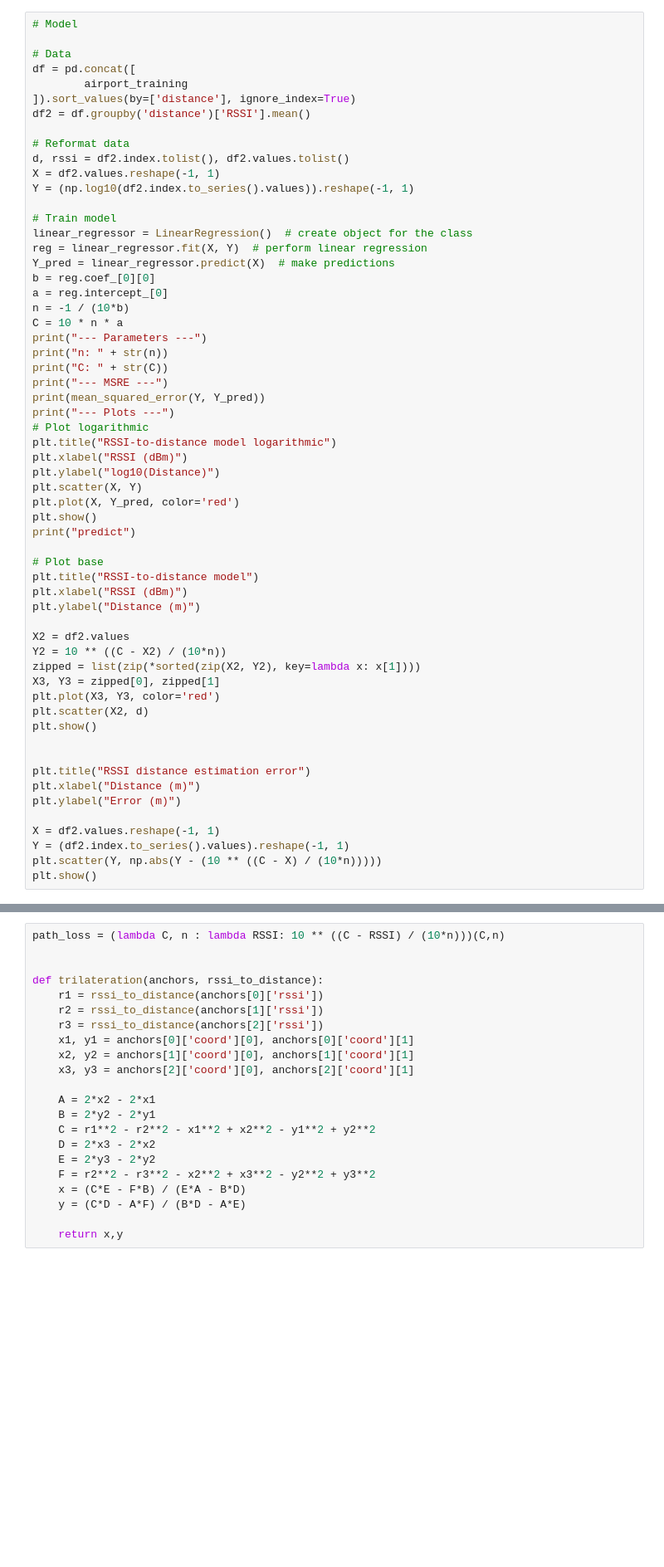
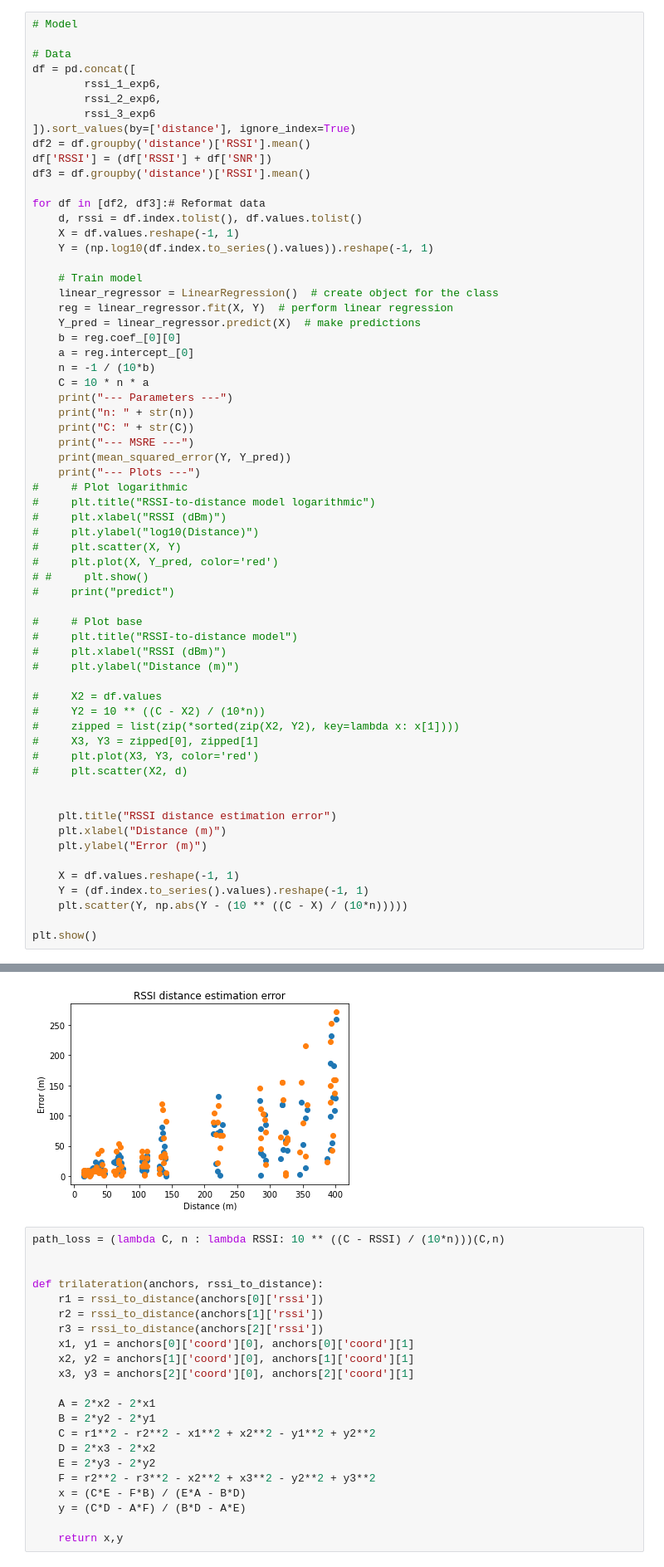
Before and after one commit to animusdeoTech/rssi_ranging, a Jupyter notebook: data_analysis/trilateration.ipynb, the cells around one changed output, grey strips where cells are left out. Shown: that part at 83% size. Drawn from its saved outputs; the diff is of its cells as text; blank space fills up the shorter version.

```diff
--- a/data_analysis/trilateration.ipynb
+++ b/data_analysis/trilateration.ipynb
@@ -54,57 +100,62 @@ OperationalError: unable to open database file
 
 # Data
 df = pd.concat([
-        airport_training
+        rssi_1_exp6,
+        rssi_2_exp6,
+        rssi_3_exp6
 ]).sort_values(by=['distance'], ignore_index=True)
 df2 = df.groupby('distance')['RSSI'].mean()
+df['RSSI'] = (df['RSSI'] + df['SNR'])
+df3 = df.groupby('distance')['RSSI'].mean()
 
-# Reformat data
-d, rssi = df2.index.tolist(), df2.values.tolist()
-X = df2.values.reshape(-1, 1)
-Y = (np.log10(df2.index.to_series().values)).reshape(-1, 1)
+for df in [df2, df3]:# Reformat data
+    d, rssi = df.index.tolist(), df.values.tolist()
+    X = df.values.reshape(-1, 1)
+    Y = (np.log10(df.index.to_series().values)).reshape(-1, 1)
 
-# Train model
-linear_regressor = LinearRegression()  # create object for the class
-reg = linear_regressor.fit(X, Y)  # perform linear regression
-Y_pred = linear_regressor.predict(X)  # make predictions
-b = reg.coef_[0][0]
-a = reg.intercept_[0]
-n = -1 / (10*b)
-C = 10 * n * a
-print("--- Parameters ---")
-print("n: " + str(n))
-print("C: " + str(C))
-print("--- MSRE ---")
-print(mean_squared_error(Y, Y_pred))
-print("--- Plots ---")
-# Plot logarithmic
-plt.title("RSSI-to-distance model logarithmic")
-plt.xlabel("RSSI (dBm)")
-plt.ylabel("log10(Distance)")
-plt.scatter(X, Y)
-plt.plot(X, Y_pred, color='red')
-plt.show()
-print("predict")
+    # Train model
+    linear_regressor = LinearRegression()  # create object for the class
+    reg = linear_regressor.fit(X, Y)  # perform linear regression
+    Y_pred = linear_regressor.predict(X)  # make predictions
+    b = reg.coef_[0][0]
+    a = reg.intercept_[0]
+    n = -1 / (10*b)
+    C = 10 * n * a
+    print("--- Parameters ---")
+    print("n: " + str(n))
+    print("C: " + str(C))
+    print("--- MSRE ---")
+    print(mean_squared_error(Y, Y_pred))
+    print("--- Plots ---")
+#     # Plot logarithmic
+#     plt.title("RSSI-to-distance model logarithmic")
+#     plt.xlabel("RSSI (dBm)")
+#     plt.ylabel("log10(Distance)")
+#     plt.scatter(X, Y)
+#     plt.plot(X, Y_pred, color='red')
+# #     plt.show()
+#     print("predict")
 
-# Plot base
-plt.title("RSSI-to-distance model")
-plt.xlabel("RSSI (dBm)")
-plt.ylabel("Distance (m)")
+#     # Plot base
+#     plt.title("RSSI-to-distance model")
+#     plt.xlabel("RSSI (dBm)")
+#     plt.ylabel("Distance (m)")
 
-X2 = df2.values
-Y2 = 10 ** ((C - X2) / (10*n))
-zipped = list(zip(*sorted(zip(X2, Y2), key=lambda x: x[1])))
-X3, Y3 = zipped[0], zipped[1]
-plt.plot(X3, Y3, color='red')
-plt.scatter(X2, d)
-plt.show()
+#     X2 = df.values
+#     Y2 = 10 ** ((C - X2) / (10*n))
+#     zipped = list(zip(*sorted(zip(X2, Y2), key=lambda x: x[1])))
+#     X3, Y3 = zipped[0], zipped[1]
+#     plt.plot(X3, Y3, color='red')
+#     plt.scatter(X2, d)
 
 
-plt.title("RSSI distance estimation error")
-plt.xlabel("Distance (m)")
-plt.ylabel("Error (m)")
+    plt.title("RSSI distance estimation error")
+    plt.xlabel("Distance (m)")
+    plt.ylabel("Error (m)")
 
-X = df2.values.reshape(-1, 1)
-Y = (df2.index.to_series().values).reshape(-1, 1)
-plt.scatter(Y, np.abs(Y - (10 ** ((C - X) / (10*n)))))
+    X = df.values.reshape(-1, 1)
+    Y = (df.index.to_series().values).reshape(-1, 1)
+    plt.scatter(Y, np.abs(Y - (10 ** ((C - X) / (10*n)))))
+
 plt.show()
+# %% [output]
@@ -111,3 +174,4 @@ plt.show()
+[figure, added]
 # %%
 path_loss = (lambda C, n : lambda RSSI: 10 ** ((C - RSSI) / (10*n)))(C,n)
 
```
Also changed, not shown: parts of 3 cells of this notebook, 5 other files.
